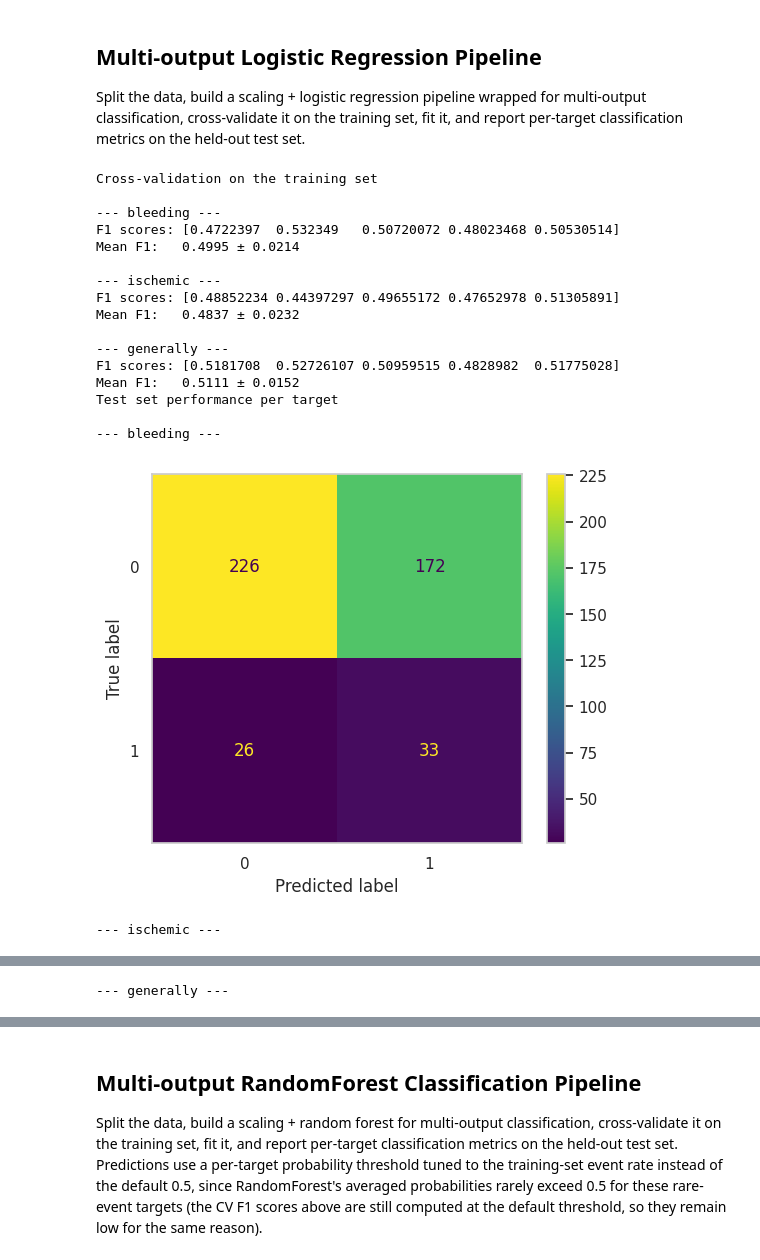
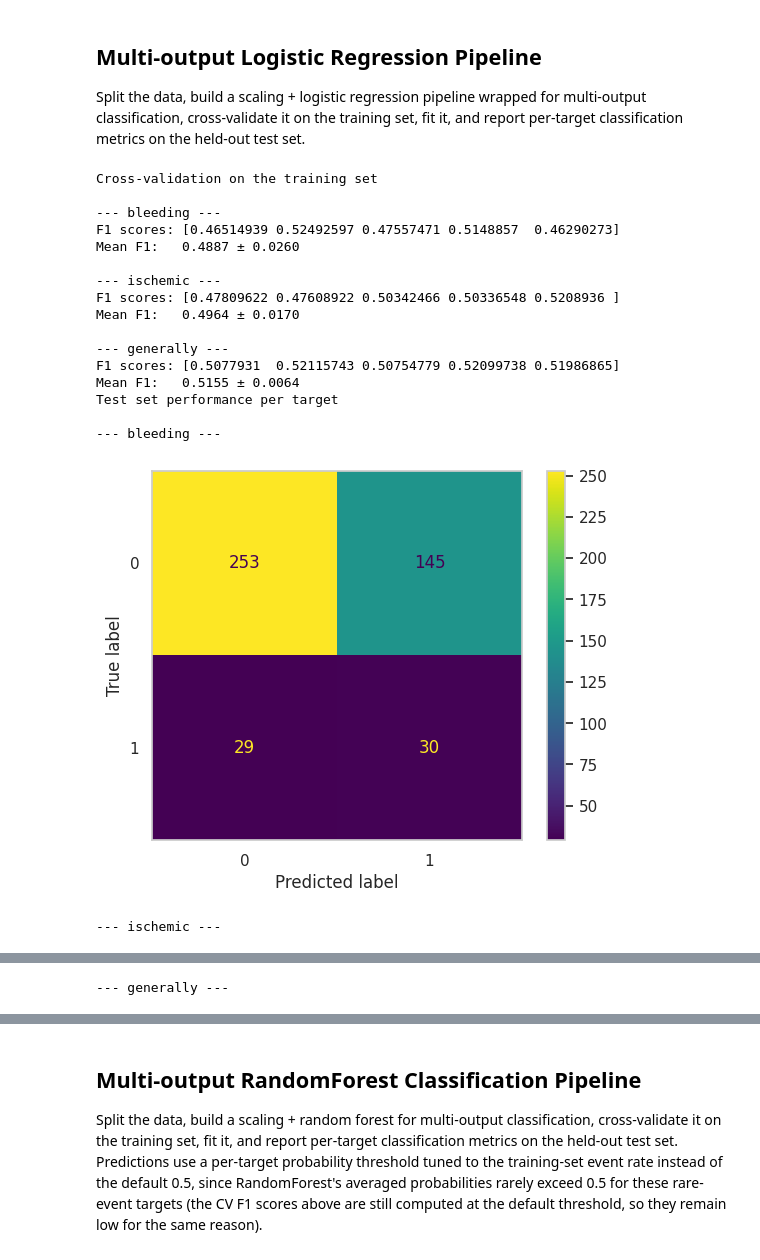
Before and after one commit to TommasoPioda/CATE-estimation-on-the-MASTER-DAPT-trial, a Jupyter notebook: simple_ml_models/mono-class/01_grouped_ML_lDAPT.ipynb, the cells around one changed output, grey strips where cells are left out. Cells and saved outputs as stored; diff of their text form; code cells hidden in the pictures.

```diff
--- a/simple_ml_models/mono-class/01_grouped_ML_lDAPT.ipynb
+++ b/simple_ml_models/mono-class/01_grouped_ML_lDAPT.ipynb
@@ -44,7 +44,7 @@ y_df = pd.read_parquet(os.path.join(PROJECT_DIR, '../data/y_targets.parquet'))
 
 target_features = y_df
 # %%
-X = X[X['mnp_regimen_gr'] == 'prolonged DAPT'].copy()
+X = X[X['regimen'] == 'prolonged DAPT'].copy()
 
 y_df = target_features.loc[X.index].copy()
 # %% [markdown]
@@ -96,39 +96,39 @@ pipe = Pipeline([
     ('classifier', MultiOutputClassifier(
         LogisticRegression(max_iter=1000, random_state=42, class_weight='balanced', n_jobs=32)
     ))
 ])
 
 print('Cross-validation on the training set')
 evaluate_pipeline(X_train, y_train, pipe, average='macro')
 
 # Fit on the full training set after the CV estimate above
 pipe.fit(X_train, y_train)
 
 print('Test set performance per target')
 y_pred = pipe.predict(X_test)
 for i, col in enumerate(y_grouped.columns):
     print(f"\n--- {col} ---")
     disp = ConfusionMatrixDisplay.from_predictions(y_test.iloc[:, i], y_pred[:, i])
     disp.ax_.grid(False)
     plt.show()
 
-save_pipeline(PROJECT_DIR, pipe, 'LR_sf_multioutput_lDAPT')
+save_pipeline(PROJECT_DIR, pipe, 'LR_gf_multioutput_lDAPT')
 # %% [output]
 Cross-validation on the training set
 
 --- bleeding ---
-F1 scores: [0.4722397  0.532349   0.50720072 0.48023468 0.50530514]
-Mean F1:   0.4995 ± 0.0214
+F1 scores: [0.46514939 0.52492597 0.47557471 0.5148857  0.46290273]
+Mean F1:   0.4887 ± 0.0260
 
 --- ischemic ---
-F1 scores: [0.48852234 0.44397297 0.49655172 0.47652978 0.51305891]
-Mean F1:   0.4837 ± 0.0232
+F1 scores: [0.47809622 0.47608922 0.50342466 0.50336548 0.5208936 ]
+Mean F1:   0.4964 ± 0.0170
 
 --- generally ---
-F1 scores: [0.5181708  0.52726107 0.50959515 0.4828982  0.51775028]
-Mean F1:   0.5111 ± 0.0152
+F1 scores: [0.5077931  0.52115743 0.50754779 0.52099738 0.51986865]
+Mean F1:   0.5155 ± 0.0064
 Test set performance per target
 
 --- bleeding ---
-[figure, old version]
+[figure, new version]
 --- ischemic ---
```
Also changed, not shown: parts of 10 cells of this notebook, 6 other files.
